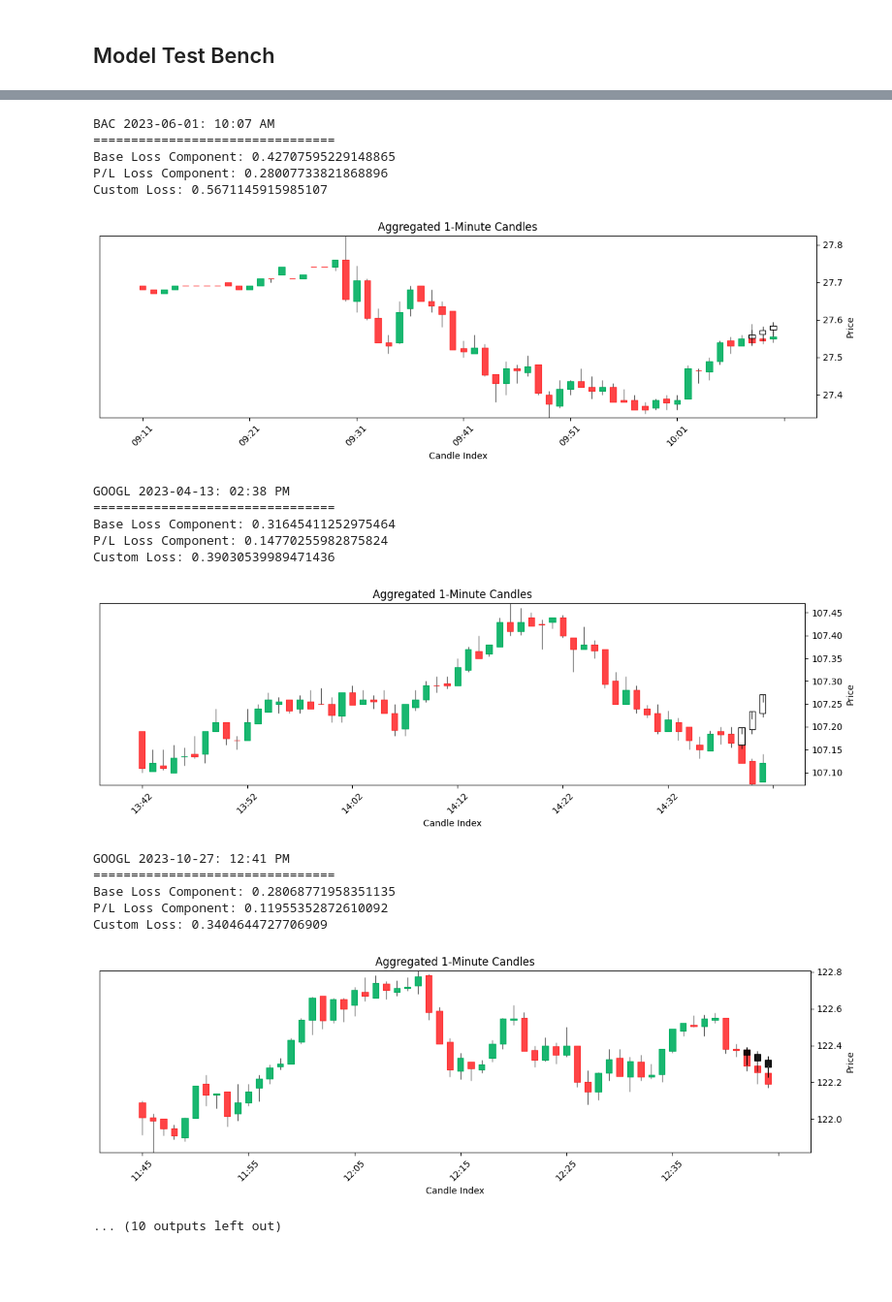
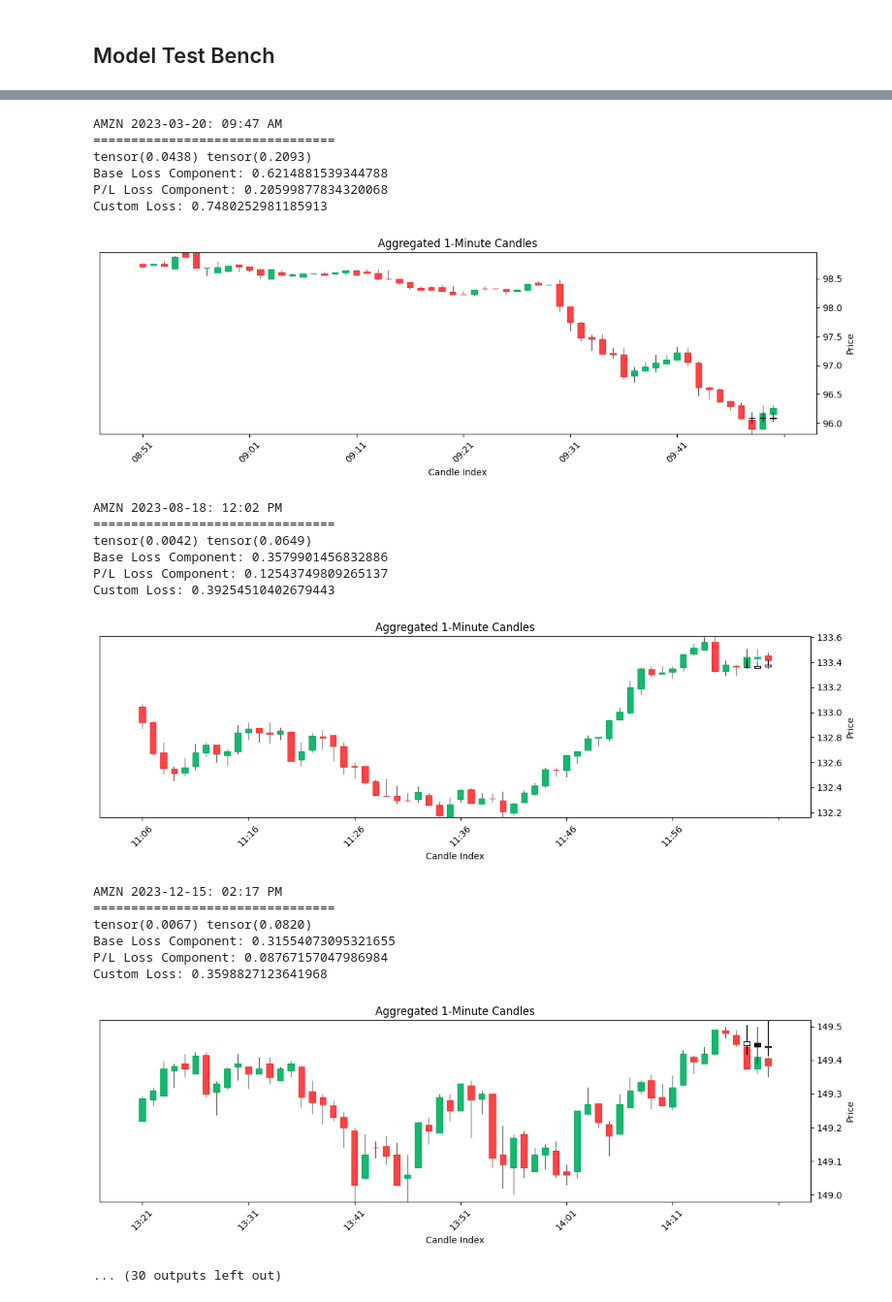
Before and after one commit to linkt-ai/tsfm, a Jupyter notebook: notebooks/hfdemo/patch_tsmixer_MONG-INFERENCE.ipynb, the cells around one changed output, grey strips where cells are left out. Shown at 97% size. Saved outputs shown, nothing was run; the diff lists cells and outputs as text; code cells hidden in the pictures; blank space fills up the shorter version.

Commit message:
feat: implement snapping candle

```diff
--- a/notebooks/hfdemo/patch_tsmixer_MONG-INFERENCE.ipynb
+++ b/notebooks/hfdemo/patch_tsmixer_MONG-INFERENCE.ipynb
@@ -221,9 +201,9 @@ class MongyModel(PatchTSMixerForPrediction):
 
         return outputs
 # %%
-run_num = "targ_candle_9"
+run_num = "snap_candle_4"
 # run_num = "4_1min"
-model_dir = f"./checkpoints/run_{run_num}/output/checkpoint-26500"
+model_dir = f"./checkpoints/run_{run_num}/output/checkpoint-5000"
 model = MongyModel.from_pretrained(model_dir)
 model.eval()
 # %% [output]
@@ -409,6 +389,30 @@ def theta_body(y_pred: torch.Tensor, y_obs: torch.Tensor) -> torch.Tensor:
     real_candle_opens = y_obs[..., I_OPEN]
     forecasted_candle_opens = y_pred[..., I_OPEN]
 
+def theta_single_pnl(x: torch.Tensor, y_pred: torch.Tensor, y_obs: torch.Tensor) -> torch.Tensor:
+    # Get the close of the last real candle
+    last_candle_close = x[..., -1, I_CLOSE]
+    real_last_candle_close = y_obs[..., -1, I_CLOSE]
+    real_forecasted_candle_close = y_pred[..., -1, I_CLOSE]
+
+    # Compute if the position should be long or short, based on the real values
+    is_long = real_last_candle_close > last_candle_close
+
+    # Compute P/L of long position
+    if is_long:
+        pnl_real = real_last_candle_close - last_candle_close
+        pnl_forecasted = real_forecasted_candle_close - last_candle_close
+
+    # Compute P/L of short position
+    else:
+        pnl_real = last_candle_close - real_last_candle_close
+        pnl_forecasted = last_candle_close - real_forecasted_candle_close
+
+    error = pnl_real - pnl_forecasted
+
+    sq_error = torch.square(error)
+    abs_error = torch.abs(error)
+    return sq_error, abs_error
 
 
 def theta_pnl(x: torch.Tensor, y_pred: torch.Tensor, y_obs: torch.Tensor) -> torch.Tensor:
@@ -451,17 +455,16 @@ def pnl_factor(y_pred: torch.Tensor, y_obs: torch.Tensor) -> torch.Tensor:
 
 def custom_loss(x: torch.Tensor, y_pred: torch.Tensor, y_obs: torch.Tensor) -> torch.Tensor:
     # Compute PNL rediual for each candle
-    pnl_se, pnl_ae = theta_pnl(x, y_pred, y_obs)
+    pnl_se, pnl_ae = theta_single_pnl(x, y_pred, y_obs)
+    print(pnl_se, pnl_ae)
 
     # Compute MSE and MAE of the OHLCV data
     mse = torch.nn.functional.mse_loss(y_pred, y_obs)
     mae = torch.nn.functional.l1_loss(y_pred, y_obs)
 
-    # Compute the contant term for candle color accuracy
-    factor = pnl_factor(y_pred, y_obs)
 
-    custom_mse = torch.mean(mse + torch.mean(pnl_se))
-    custom_mae = torch.mean(mae + torch.mean(pnl_ae))
+    custom_mse = torch.mean(mse + pnl_se)
+    custom_mae = torch.mean(mae + pnl_ae)
 
     return (custom_mse + custom_mae) / 2
 # %%
@@ -508,7 +511,7 @@ def infer_and_plot(example: dict, plot: bool = True) -> None:
     return _forecasts
 # %%
 # Get 10 examples for testing the plotting the model's performance
-for i in range(1, len(scaled_test_dataset), (len(scaled_test_dataset) - 1) // 10):
+for i in range(1, len(scaled_test_dataset), (len(scaled_test_dataset) - 1) // 20):
     _test_example = scaled_test_dataset[i]
     _unscaled_example = unscaled_test_dataset[i]
     infer_and_plot(_test_example)
@@ -534,19 +540,22 @@ Custom Loss: 0.5860198140144348
-BAC 2023-06-01: 10:07 AM
+AMZN 2023-03-20: 09:47 AM
 ================================
-Base Loss Component: 0.42707595229148865
-P/L Loss Component: 0.28007733821868896
-Custom Loss: 0.5671145915985107
+tensor(0.0438) tensor(0.2093)
+Base Loss Component: 0.6214881539344788
+P/L Loss Component: 0.20599877834320068
+Custom Loss: 0.7480252981185913
-[figure, old version]
+[figure, new version]
-GOOGL 2023-04-13: 02:38 PM
+AMZN 2023-08-18: 12:02 PM
 ================================
-Base Loss Component: 0.31645411252975464
-P/L Loss Component: 0.14770255982875824
-Custom Loss: 0.39030539989471436
+tensor(0.0042) tensor(0.0649)
+Base Loss Component: 0.3579901456832886
+P/L Loss Component: 0.12543749809265137
+Custom Loss: 0.39254510402679443
-[figure, old version]
+[figure, new version]
-GOOGL 2023-10-27: 12:41 PM
+AMZN 2023-12-15: 02:17 PM
 ================================
-Base Loss Component: 0.28068771958351135
-P/L Loss Component: 0.11955352872610092
-Custom Loss: 0.3404644727706909
+tensor(0.0067) tensor(0.0820)
+Base Loss Component: 0.31554073095321655
+P/L Loss Component: 0.08767157047986984
+Custom Loss: 0.3598827123641968
-[figure, old version]
+[figure, new version]
-... (10 outputs left out)
+... (30 outputs left out)
```
Also changed, not shown: parts of 2 cells of this notebook, 3 other files.
